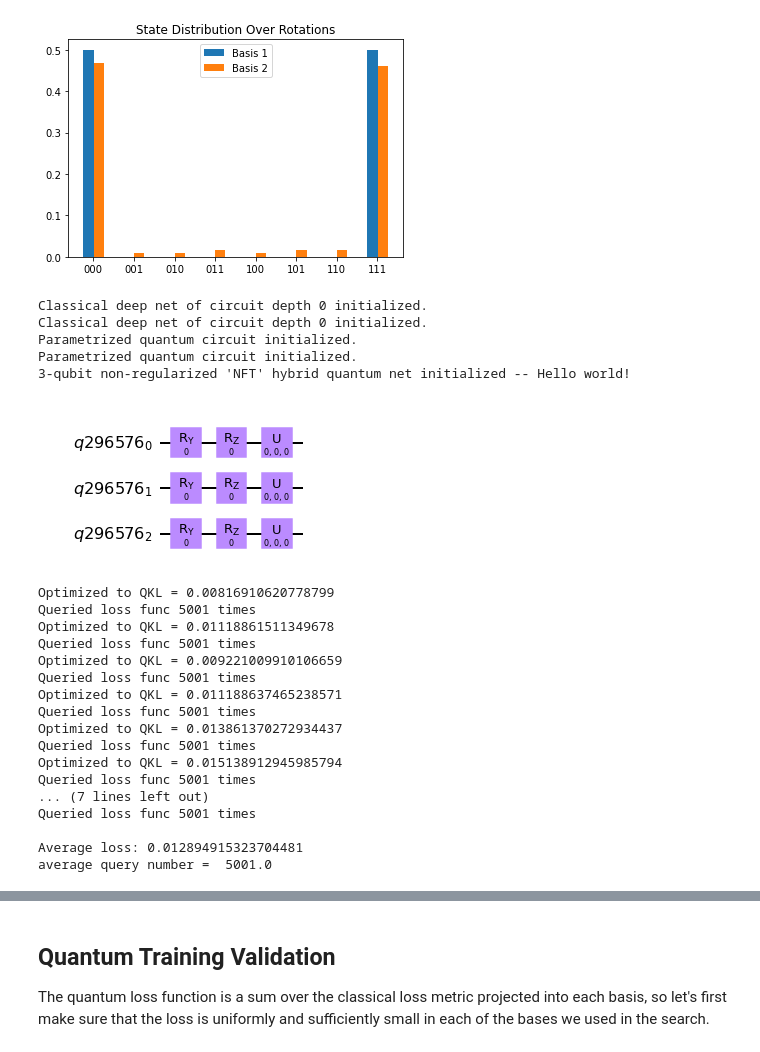
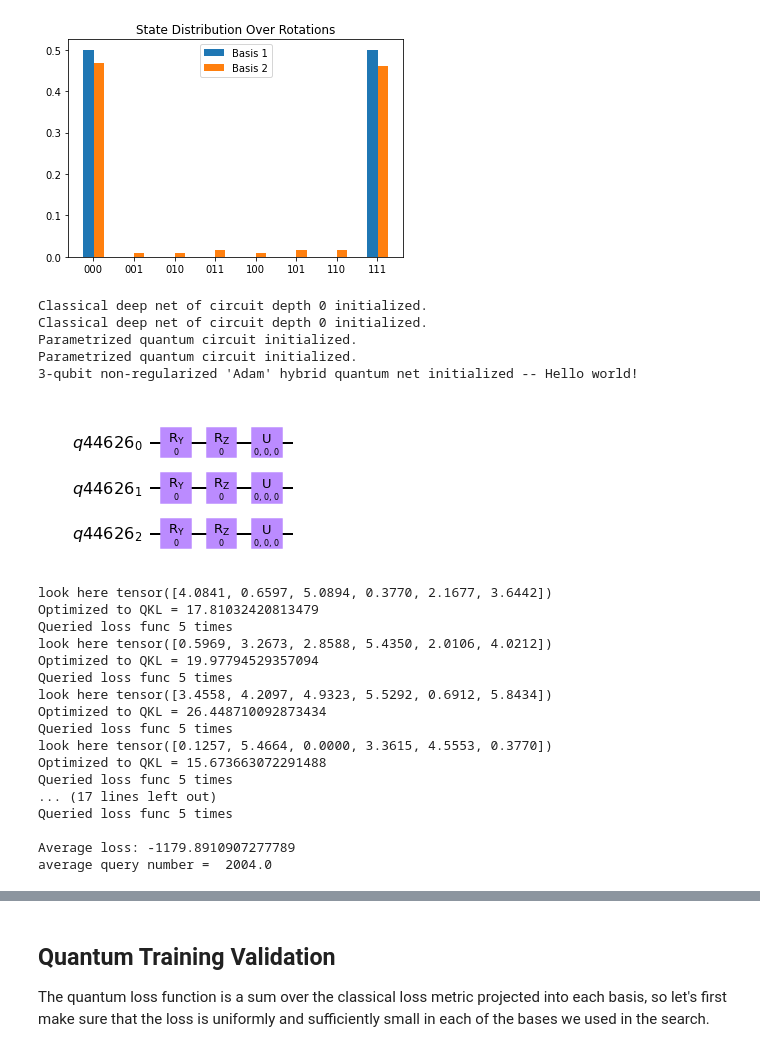
Before and after one commit to jz-lu/symmetry-learning, a Jupyter notebook: HQN.ipynb, the cells around one changed output, grey strips where cells are left out. Saved outputs shown, nothing was run; the diff lists cells and outputs as text; code cells hidden in the pictures.

```diff
--- a/HQN.ipynb
+++ b/HQN.ipynb
@@ -96,20 +96,20 @@ plt.show()
 # %%
 # Start up the HQN
 disp = False # Display convergence messages from optimizer
 
-hqn = HQNet(state, bases, eta=0.05, maxiter=5000, disp=disp,
-            mode='NFT', depth=CIRCUIT_DEPTH,
+hqn = HQNet(state, bases, eta=0.1, maxiter=50, disp=disp,
+            mode='Adam', depth=CIRCUIT_DEPTH,
             metric_func=KL, regularize=False)
 
 # Examine the parametrized circuit
 hqn.view_circuit().draw(output='mpl')
 # %% [output]
 Classical deep net of circuit depth 0 initialized.
 Classical deep net of circuit depth 0 initialized.
 Parametrized quantum circuit initialized.
 Parametrized quantum circuit initialized.
-3-qubit non-regularized 'NFT' hybrid quantum net initialized -- Hello world!
+3-qubit non-regularized 'Adam' hybrid quantum net initialized -- Hello world!
-[figure, old version]
+[figure, new version]
 # %%
 # Optimize a few times.
 NRUN = 10
@@ -137,23 +137,23 @@ print("average query number = ", que_avg/NRUN)
 # ? | are in trouble. We want the CNets to intentionally overfit, so it extrapolates relatively
 # ? | poorly.
 # %% [output]
-Optimized to QKL = 0.00816910620778799
-Queried loss func 5001 times
-Optimized to QKL = 0.01118861511349678
-Queried loss func 5001 times
-Optimized to QKL = 0.009221009910106659
-Queried loss func 5001 times
-Optimized to QKL = 0.011188637465238571
-Queried loss func 5001 times
-Optimized to QKL = 0.013861370272934437
-Queried loss func 5001 times
-Optimized to QKL = 0.015138912945985794
-Queried loss func 5001 times
-... (7 lines left out)
-Queried loss func 5001 times
+look here tensor([4.0841, 0.6597, 5.0894, 0.3770, 2.1677, 3.6442])
+Optimized to QKL = 17.81032420813479
+Queried loss func 5 times
+look here tensor([0.5969, 3.2673, 2.8588, 5.4350, 2.0106, 4.0212])
+Optimized to QKL = 19.97794529357094
+Queried loss func 5 times
+look here tensor([3.4558, 4.2097, 4.9323, 5.5292, 0.6912, 5.8434])
+Optimized to QKL = 26.448710092873434
+Queried loss func 5 times
+look here tensor([0.1257, 5.4664, 0.0000, 3.3615, 4.5553, 0.3770])
+Optimized to QKL = 15.673663072291488
+Queried loss func 5 times
+... (17 lines left out)
+Queried loss func 5 times
 
-Average loss: 0.012894915323704481
-average query number =  5001.0
+Average loss: -1179.8910907277789
+average query number =  2004.0
 # %% [markdown]
 ### Scalability of query number with respect to cubit number
 
```
Also changed, not shown: parts of 4 cells of this notebook, 4 other files.
